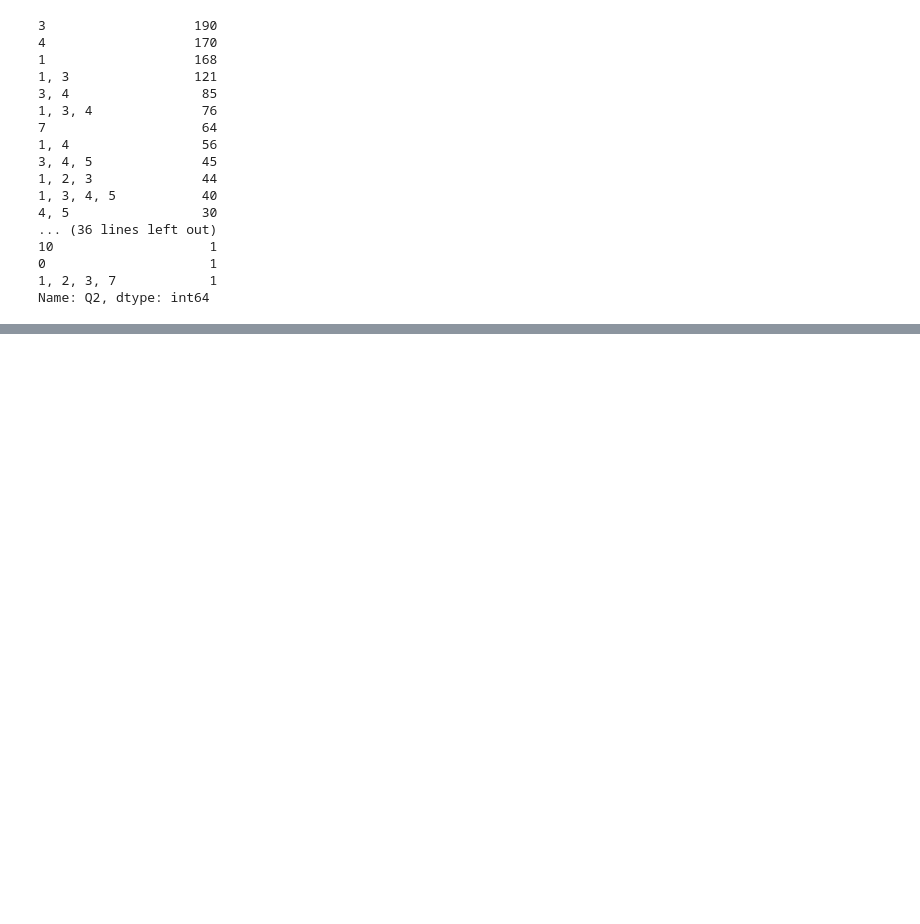
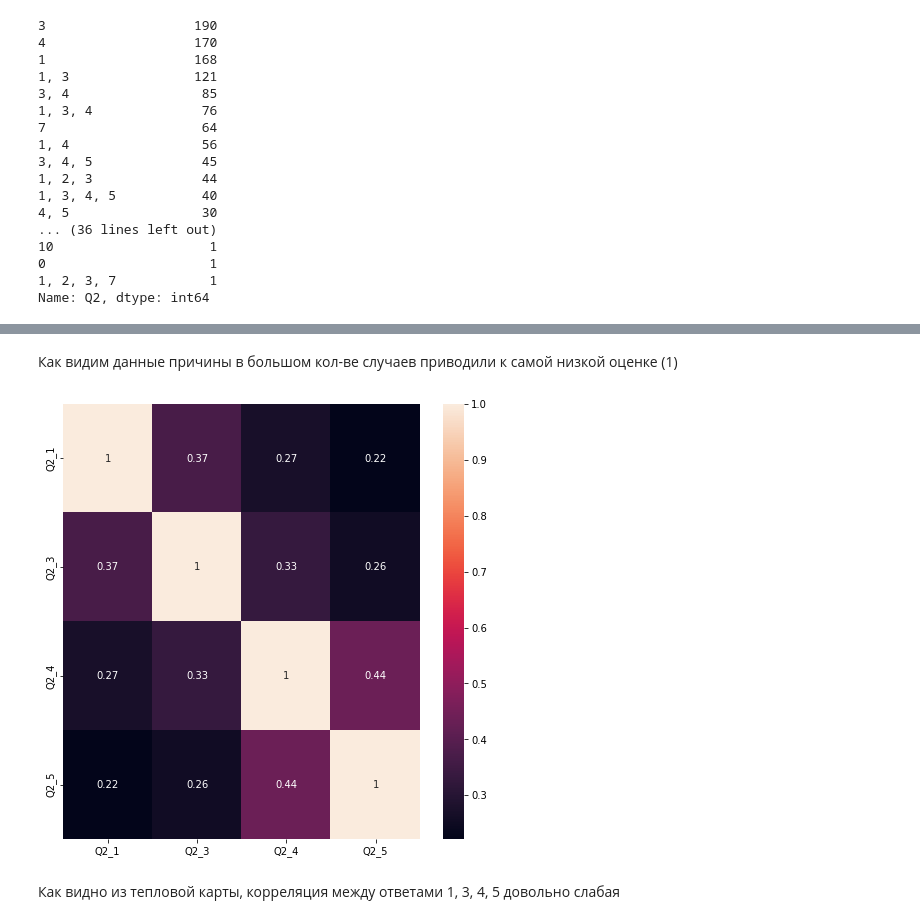
Before and after one commit to KruglikovAnton/megafons_clients_investigation, a Jupyter notebook: megafon_investigation.ipynb, the cells around one changed output, grey strips where cells are left out. Drawn from its saved outputs; the diff is of its cells as text; code cells hidden in the pictures; blank space fills up the shorter version.

```diff
--- a/megafon_investigation.ipynb
+++ b/megafon_investigation.ipynb
@@ -305,0 +297,10 @@ main_df.describe(include='all')
+# %% [markdown]
+Как видим данные причины в большом кол-ве случаев приводили к самой низкой оценке (1)
+# %%
+plt.rcParams['figure.figsize']=(8,8)
+sns.heatmap(main_df_Q1[['Q2_1', 'Q2_3', 'Q2_4', 'Q2_5']].corr(), annot=True)
+plt.show()
+# %% [output]
+[figure, added]
+# %% [markdown]
+Как видно из тепловой карты, корреляция между ответами 1, 3, 4, 5 довольно слабая
```
Also changed, not shown: parts of 11 cells of this notebook.
